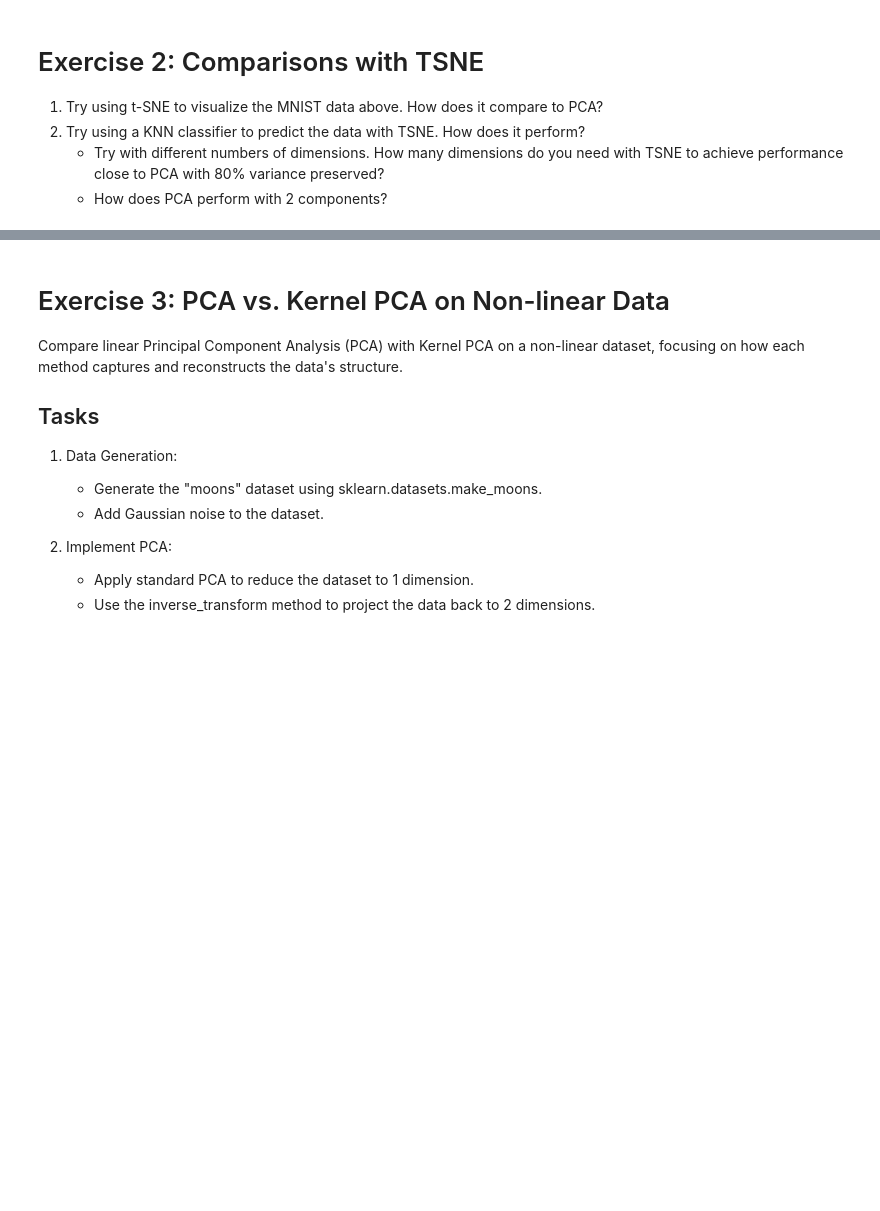
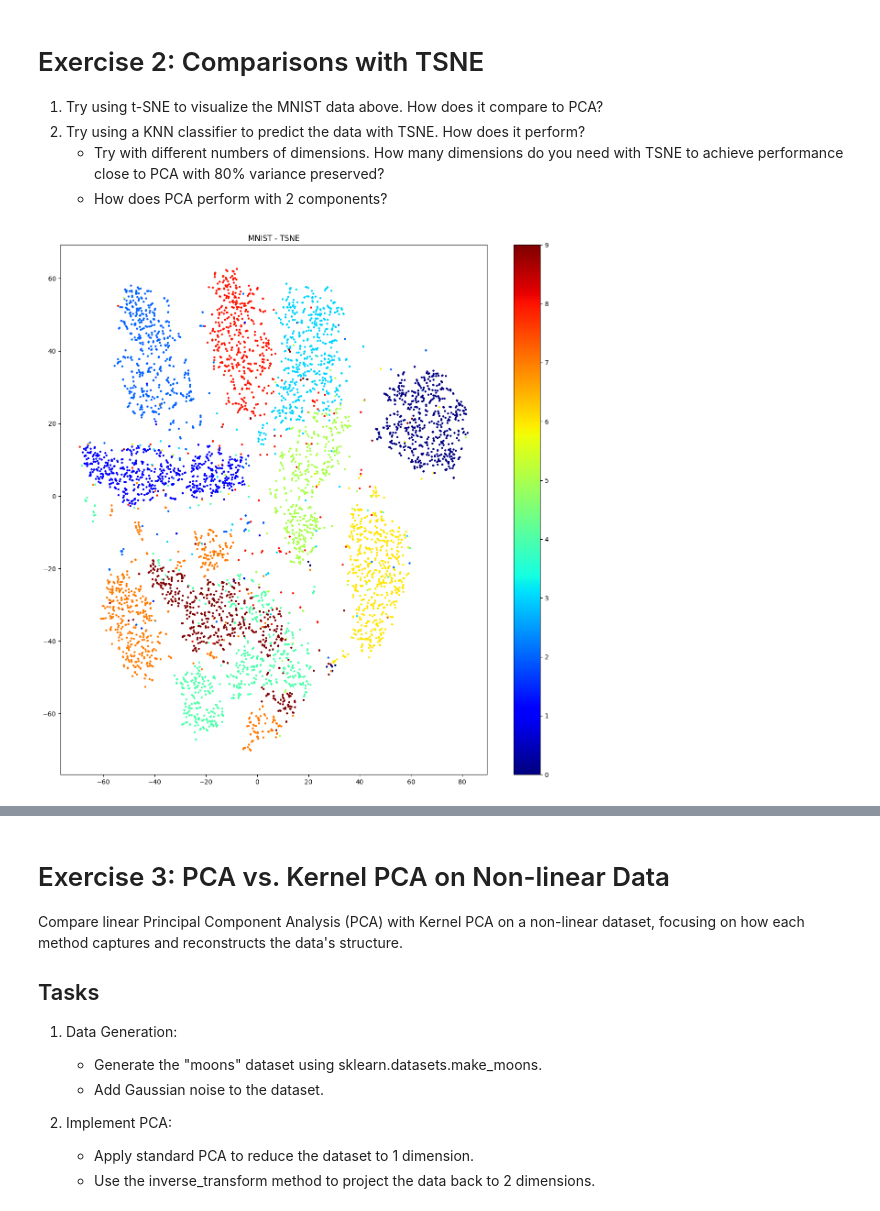
Before and after one commit to SU-IST407-SP25/student-lecture-materials-Qxuto-1, a Jupyter notebook: 13-week13/lab-exercises.ipynb, the cells around one changed output, grey strips where cells are left out. Drawn from its saved outputs; the diff is of its cells as text; code cells hidden in the pictures; blank space fills up the shorter version.

```diff
--- a/13-week13/lab-exercises.ipynb
+++ b/13-week13/lab-exercises.ipynb
@@ -112,12 +112,21 @@ print(f"Original Data Accuracy: {accuracy_score(y_mnist_test, y_pred)}")
 # TODO:  Replicate the above, but pre-process the data with PCA first
 # You have some work to do right here
 
-knn_pca = KNeighborsClassifier()
-pca = PCA(n_components=.95)
-X_mnist_reduced = pca.fit_transform(X_mnist_train)
-X_mnist_test_reduced = pca.transform(X_mnist_test)
-knn_pca.fit(X_mnist_reduced, y_mnist_train)
-y_pred_pca = knn_pca.predict(X_mnist_test_reduced)
-print(f"PCA-transformed Data Accuracy: {accuracy_score(y_mnist_test, y_pred_pca)}")
+# knn_pca = KNeighborsClassifier()
+# pca = PCA(n_components=.95)
+# X_mnist_reduced = pca.fit_transform(X_mnist_train)
+# X_mnist_test_reduced = pca.transform(X_mnist_test)
+# knn_pca.fit(X_mnist_reduced, y_mnist_train)
+# y_pred_pca = knn_pca.predict(X_mnist_test_reduced)
+# print(f"PCA-transformed Data Accuracy: {accuracy_score(y_mnist_test, y_pred_pca)}")
+
+for i in np.linspace(.2,.9,10):
+    knn_pca = KNeighborsClassifier()
+    pca = PCA(n_components=i)
+    X_mnist_reduced = pca.fit_transform(X_mnist_train)
+    X_mnist_test_reduced = pca.transform(X_mnist_test)
+    knn_pca.fit(X_mnist_reduced, y_mnist_train)
+    y_pred_pca = knn_pca.predict(X_mnist_test_reduced)
+    print(f"PCA-transformed Data Accuracy at {i}: {accuracy_score(y_mnist_test, y_pred_pca)}")
 # %% [output]
 Original Data Accuracy: 0.9421428571428572
@@ -129,3 +147,15 @@ PCA-transformed Data Accuracy: 0.9471428571428572
 2. Try using a KNN classifier to predict the data with TSNE.  How does it perform?
    - Try with different numbers of dimensions.  How many dimensions do you need with TSNE to achieve performance close to PCA with 80% variance preserved?
    - How does PCA perform with 2 components?
+# %%
+from sklearn.manifold import TSNE
+tsne = TSNE(n_components=2, random_state=0)
+X_tsne = tsne.fit_transform(X_mnist_train)
+
+plt.figure(figsize=(15,15))
+plt.scatter(X_tsne[:,0],X_tsne[:,1],c=y_mnist_train,cmap="jet",s=5)
+plt.colorbar()
+plt.title("MNIST - TSNE")
+plt.show()
+# %% [output]
+[figure, added]
```
Also changed, not shown: parts of 2 cells of this notebook.
